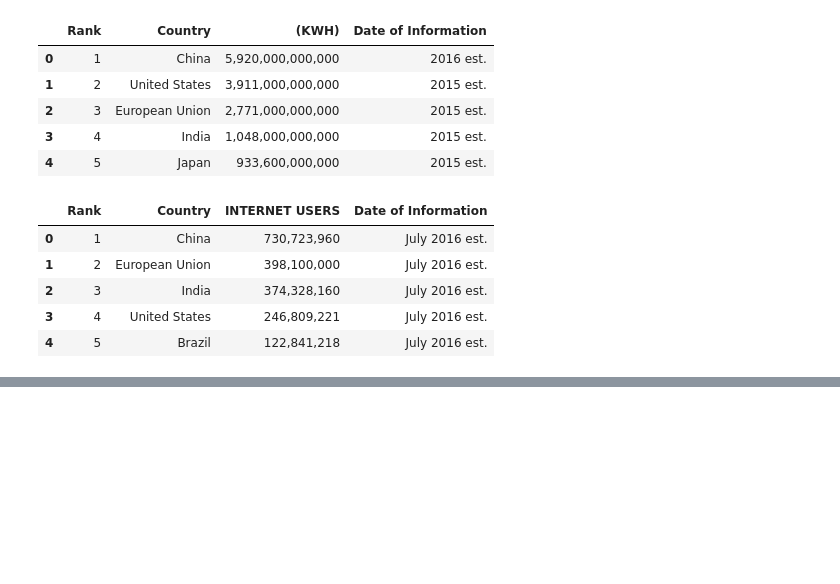
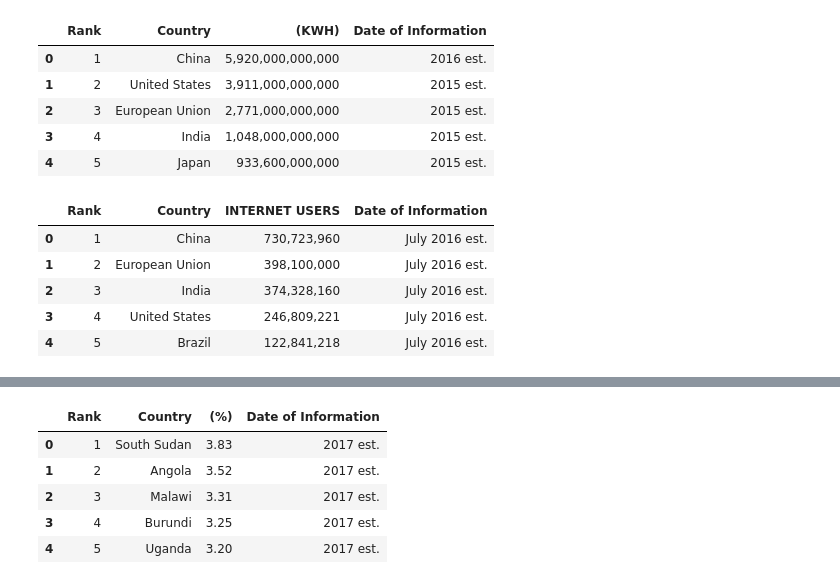
Before and after one commit to MCassetti/project_luther, a Jupyter notebook: project_luther_webscraper.ipynb, the cells around one changed output, grey strips where cells are left out. Saved outputs shown, nothing was run; the diff lists cells and outputs as text; code cells hidden in the pictures; blank space fills up the shorter version.

```diff
--- a/project_luther_webscraper.ipynb
+++ b/project_luther_webscraper.ipynb
@@ -61,0 +104,13 @@ usr.head()
+# %%
+# Population growth rate
+url = 'https://www.cia.gov/library/publications/the-world-factbook/rankorder/2002rank.html'
+pgr = web_scrape_cia(url)
+# %%
+pgr.head()
+# %% [output]
+|  | Rank | Country | (%) | Date of Information |
+| 0 | 1 | South Sudan | 3.83 | 2017 est. |
+| 1 | 2 | Angola | 3.52 | 2017 est. |
+| 2 | 3 | Malawi | 3.31 | 2017 est. |
+| 3 | 4 | Burundi | 3.25 | 2017 est. |
+| 4 | 5 | Uganda | 3.20 | 2017 est. |
```
Also changed, not shown: parts of 21 cells of this notebook, 2 other files.
